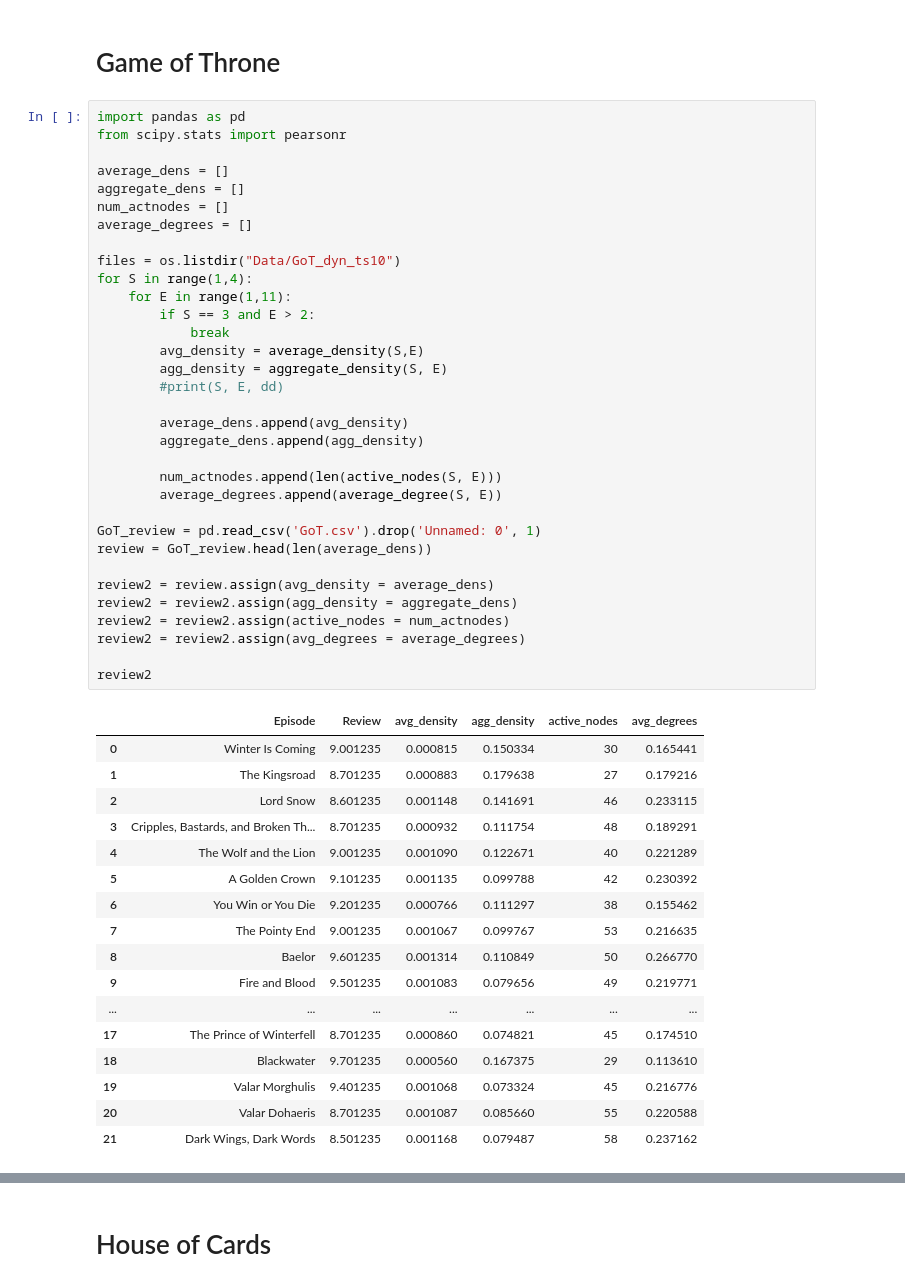
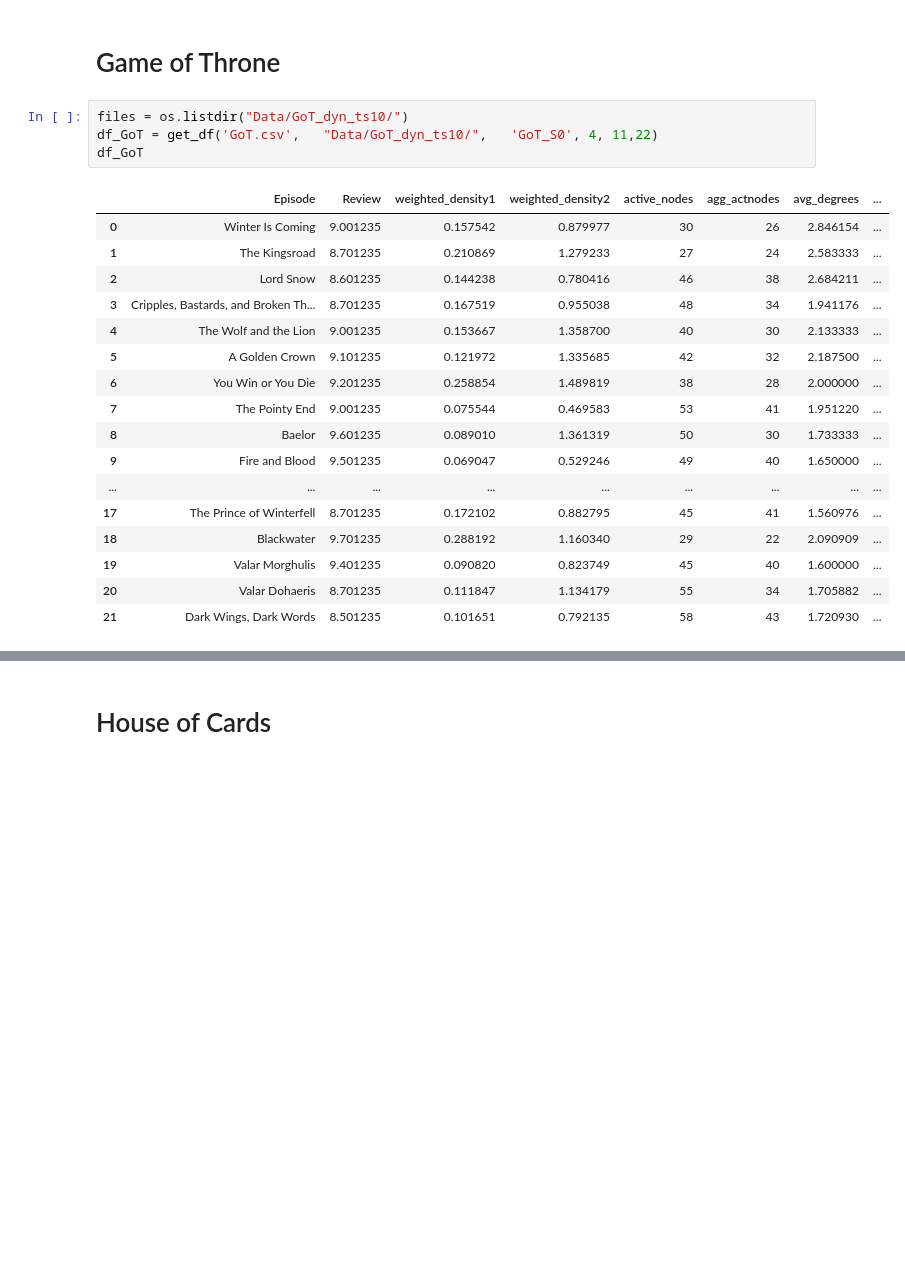
Before and after one commit to cskitty/network, a Jupyter notebook: Correlation.ipynb, the cells around one changed output, grey strips where cells are left out. Drawn from its saved outputs; the diff is of its cells as text; blank space fills up the shorter version.

```diff
--- a/Correlation.ipynb
+++ b/Correlation.ipynb
@@ -143,54 +341,25 @@ def get_corr(review):
 # %% [markdown]
 # Game of Throne
-# %%
-import pandas as pd
-from scipy.stats import pearsonr
-
-average_dens = []
-aggregate_dens = []
-num_actnodes = []
-average_degrees = []
-
-files = os.listdir("Data/GoT_dyn_ts10")
-for S in range(1,4):
-    for E in range(1,11):
-        if S == 3 and E > 2:
-            break
-        avg_density = average_density(S,E)
-        agg_density = aggregate_density(S, E)
-        #print(S, E, dd)
-
-        average_dens.append(avg_density)
-        aggregate_dens.append(agg_density)
-
-        num_actnodes.append(len(active_nodes(S, E)))
-        average_degrees.append(average_degree(S, E))
-
-GoT_review = pd.read_csv('GoT.csv').drop('Unnamed: 0', 1)
-review = GoT_review.head(len(average_dens))
-
-review2 = review.assign(avg_density = average_dens)
-review2 = review2.assign(agg_density = aggregate_dens)
-review2 = review2.assign(active_nodes = num_actnodes)
-review2 = review2.assign(avg_degrees = average_degrees)
-
-review2
-# %% [output]
-|  | Episode | Review | avg_density | agg_density | active_nodes | avg_degrees |
-| 0 | Winter Is Coming | 9.001235 | 0.000815 | 0.150334 | 30 | 0.165441 |
-| 1 | The Kingsroad | 8.701235 | 0.000883 | 0.179638 | 27 | 0.179216 |
-| 2 | Lord Snow | 8.601235 | 0.001148 | 0.141691 | 46 | 0.233115 |
-| 3 | Cripples, Bastards, and Broken Th... | 8.701235 | 0.000932 | 0.111754 | 48 | 0.189291 |
-| 4 | The Wolf and the Lion | 9.001235 | 0.001090 | 0.122671 | 40 | 0.221289 |
-| 5 | A Golden Crown | 9.101235 | 0.001135 | 0.099788 | 42 | 0.230392 |
-| 6 | You Win or You Die | 9.201235 | 0.000766 | 0.111297 | 38 | 0.155462 |
-| 7 | The Pointy End | 9.001235 | 0.001067 | 0.099767 | 53 | 0.216635 |
-| 8 | Baelor | 9.601235 | 0.001314 | 0.110849 | 50 | 0.266770 |
-| 9 | Fire and Blood | 9.501235 | 0.001083 | 0.079656 | 49 | 0.219771 |
-| ... | ... | ... | ... | ... | ... | ... |
-| 17 | The Prince of Winterfell | 8.701235 | 0.000860 | 0.074821 | 45 | 0.174510 |
-| 18 | Blackwater | 9.701235 | 0.000560 | 0.167375 | 29 | 0.113610 |
-| 19 | Valar Morghulis | 9.401235 | 0.001068 | 0.073324 | 45 | 0.216776 |
-| 20 | Valar Dohaeris | 8.701235 | 0.001087 | 0.085660 | 55 | 0.220588 |
-| 21 | Dark Wings, Dark Words | 8.501235 | 0.001168 | 0.079487 | 58 | 0.237162 |
+# %%
+files = os.listdir("Data/GoT_dyn_ts10/")
+df_GoT = get_df('GoT.csv',   "Data/GoT_dyn_ts10/",   'GoT_S0', 4, 11,22)
+df_GoT
+# %% [output]
+|  | Episode | Review | weighted_density1 | weighted_density2 | active_nodes | agg_actnodes | avg_degrees | ... |
+| 0 | Winter Is Coming | 9.001235 | 0.157542 | 0.879977 | 30 | 26 | 2.846154 | ... |
+| 1 | The Kingsroad | 8.701235 | 0.210869 | 1.279233 | 27 | 24 | 2.583333 | ... |
+| 2 | Lord Snow | 8.601235 | 0.144238 | 0.780416 | 46 | 38 | 2.684211 | ... |
+| 3 | Cripples, Bastards, and Broken Th... | 8.701235 | 0.167519 | 0.955038 | 48 | 34 | 1.941176 | ... |
+| 4 | The Wolf and the Lion | 9.001235 | 0.153667 | 1.358700 | 40 | 30 | 2.133333 | ... |
+| 5 | A Golden Crown | 9.101235 | 0.121972 | 1.335685 | 42 | 32 | 2.187500 | ... |
+| 6 | You Win or You Die | 9.201235 | 0.258854 | 1.489819 | 38 | 28 | 2.000000 | ... |
+| 7 | The Pointy End | 9.001235 | 0.075544 | 0.469583 | 53 | 41 | 1.951220 | ... |
+| 8 | Baelor | 9.601235 | 0.089010 | 1.361319 | 50 | 30 | 1.733333 | ... |
+| 9 | Fire and Blood | 9.501235 | 0.069047 | 0.529246 | 49 | 40 | 1.650000 | ... |
+| ... | ... | ... | ... | ... | ... | ... | ... | ... |
+| 17 | The Prince of Winterfell | 8.701235 | 0.172102 | 0.882795 | 45 | 41 | 1.560976 | ... |
+| 18 | Blackwater | 9.701235 | 0.288192 | 1.160340 | 29 | 22 | 2.090909 | ... |
+| 19 | Valar Morghulis | 9.401235 | 0.090820 | 0.823749 | 45 | 40 | 1.600000 | ... |
+| 20 | Valar Dohaeris | 8.701235 | 0.111847 | 1.134179 | 55 | 34 | 1.705882 | ... |
+| 21 | Dark Wings, Dark Words | 8.501235 | 0.101651 | 0.792135 | 58 | 43 | 1.720930 | ... |
 # %%
```
Also changed, not shown: parts of 12 cells of this notebook.
